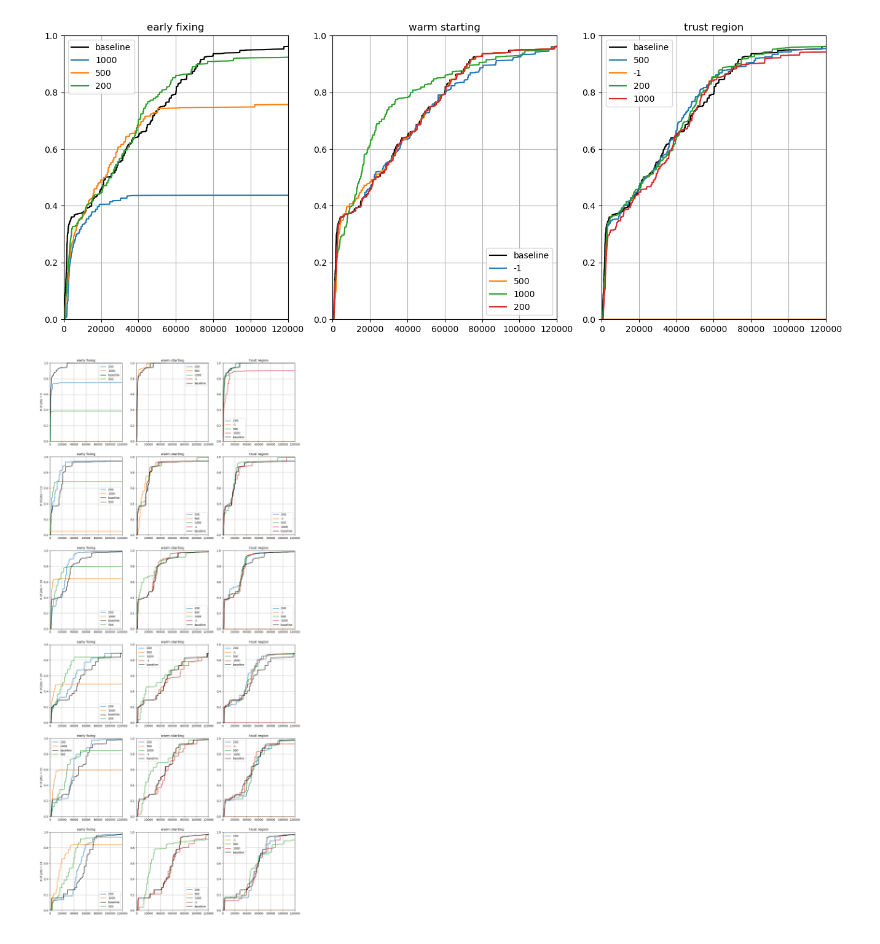
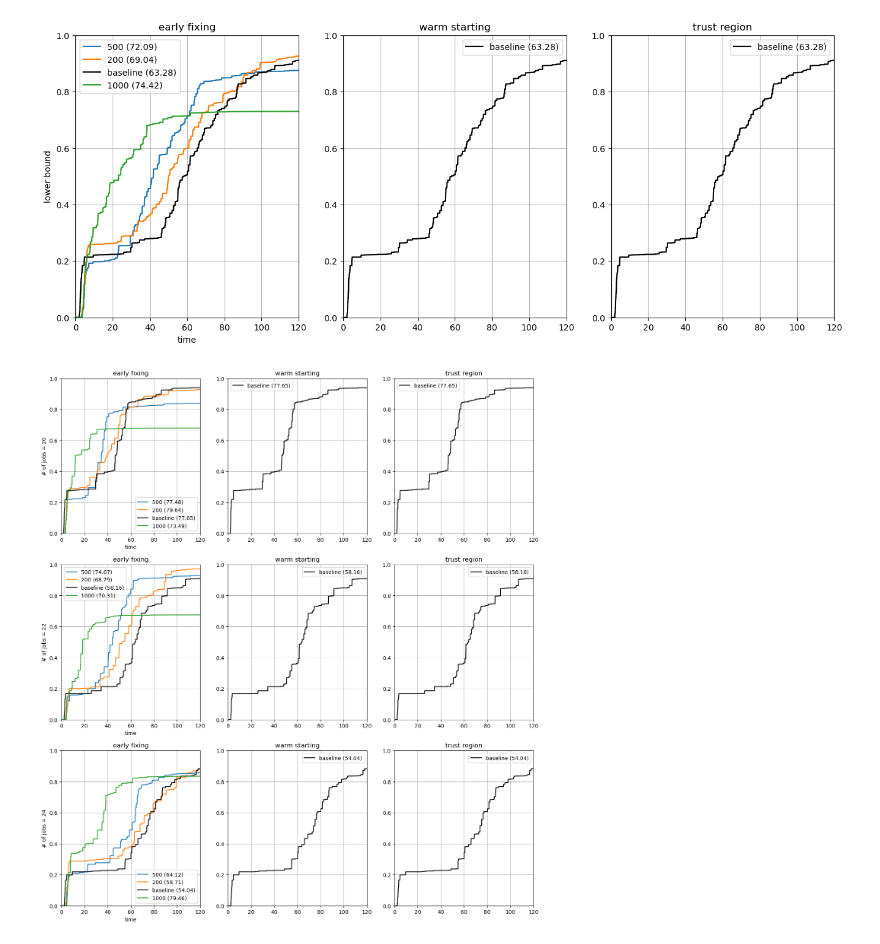
Before and after one commit to gos-ufsc/sat-gnn, a Jupyter notebook: notebooks/5.1-bmp-heuristics-evaluation.ipynb, the cells around one changed output. Saved outputs shown, nothing was run; the diff lists cells and outputs as text; code cells hidden in the pictures.

```diff
--- a/notebooks/5.1-bmp-heuristics-evaluation.ipynb
+++ b/notebooks/5.1-bmp-heuristics-evaluation.ipynb
@@ -22,9 +22,10 @@ from src.utils import normalize_curve, compute_integral
 results_dir = Path('../data/results/')
 opts_dir = Path('../data/interim/')
 
-all_shortnames = {'_'.join(fp.name.split('_')[:2]) for fp in results_dir.glob('*.json')}
+T = 120
+all_shortnames = {'_'.join(fp.name.split('_')[:2]) for fp in results_dir.glob(f'*_{T}_*.json')}
 all_shortnames
 for shortname in all_shortnames:
     print(shortname)
-    print(len(list(results_dir.glob(shortname+'_*.json'))))
+    print(len(list(results_dir.glob(shortname+f'_{T}_*.json'))))
 # %% [output]
@@ -48,14 +42,14 @@ ef_500
 # %%
 def load_all_results(shortname: str):
     results = list()
-    for result_fpath in results_dir.glob(shortname+'_*.json'):
+    for result_fpath in results_dir.glob(shortname+f'_{T}_*.json'):
         size = int(result_fpath.name.split('_')[3])
         size_id = int(result_fpath.name.split('_')[4][:-len('.json')])
 
         with open(result_fpath) as f:
             result = json.load(f)
 
-        solution_fpath = opts_dir/f"97_{size}_{size_id}_opt.npz"
+        solution_fpath = opts_dir/f"{T}_{size}_{size_id}_opt.npz"
         solution_npz = np.load(solution_fpath)
         quasi_optimal_objective = solution_npz['arr_0'].astype('uint32')
 
@@ -72,6 +66,6 @@ def load_all_results(shortname: str):
     return df
 
 dfs = {shortname: load_all_results(shortname) for shortname in all_shortnames}
-dfs['tr_1000']
+dfs['bs_0']
 # %% [output]
 |  | size | size_id | opt_obj | infeasible | runtime | objective | gap | primal_curve |
@@ -139,6 +129,10 @@ axs[1].set_title('warm starting')
 axs[2].set_title('trust region')
 
 for sn, df in dfs.items():
+    dt = 1e-3
+    curve = df['primal_curve'].mean()
+    auc = np.sum(curve * dt)
+    x = np.arange(len(curve)) * dt
     if sn.startswith('ef'):
         ax = axs[0]
     elif sn.startswith('ws'):
@@ -147,19 +141,21 @@ for sn, df in dfs.items():
         ax = axs[2]
     else:
         for ax in axs:
-            ax.plot(df['primal_curve'].mean(), color='black', label='baseline')
+            ax.plot(x, curve, color='black', label=f"baseline ({auc:.2f})")
         continue
-    ax.plot(df['primal_curve'].mean(), label=sn[3:])
+    ax.plot(x, curve, label=sn[3:]+f" ({auc:.2f})")
+    ax.set_ylabel('lower bound')
+    ax.set_xlabel('time')
 # plt.plot(df[~df['infeasible']]['primal_curve'].mean())
 
 for ax in axs:
-    ax.set_xlim(0,120/1e-3)
+    ax.set_xlim(0,120)
     ax.set_ylim(0,1)
     ax.legend()
     ax.grid()
 plt.show()
 # %% [output]
-[figure, old version]
+[figure, new version]
 # %%
 # TODO: baseline is different for every method, as it should take on account the
 # feasibility
@@ -172,34 +168,41 @@ fig.set_size_inches(16,len(sizes) * 6)
 
 for i, s in enumerate(sizes):
     axs = axss[i]
 
     axs[0].set_title('early fixing')
     axs[1].set_title('warm starting')
     axs[2].set_title('trust region')
 
     for sn, df_ in dfs.items():
         df = df_[df_['size'] == s]
 
+        dt = 1e-3
+        curve = df['primal_curve'].mean()
+        auc = np.sum(curve * dt)
+        x = np.arange(len(curve)) * dt
+
         if sn.startswith('ef'):
             ax = axs[0]
         elif sn.startswith('ws'):
             ax = axs[1]
         elif sn.startswith('tr'):
             ax = axs[2]
         else:
             for ax in axs:
-                ax.plot(df['primal_curve'].mean(), color='black', label='baseline')
+                ax.plot(x, curve, color='black', label=f"baseline ({auc:.2f})")
             continue
-        ax.plot(df['primal_curve'].mean(), label=sn[3:])
+        ax.plot(x, curve, label=sn[3:]+f" ({auc:.2f})")
+        ax.set_ylabel('lower bound')
+        ax.set_xlabel('time')
     # plt.plot(df[~df['infeasible']]['primal_curve'].mean())
 
     for ax in axs:
-        ax.set_xlim(0,120/1e-3)
+        ax.set_xlim(0,120)
         ax.set_ylim(0,1)
         ax.legend()
         ax.grid()
 
     axs[0].set_ylabel(f'# of jobs = {s}')
 plt.show()
 # %% [output]
-[figure, old version]
+[figure, new version]
```
Also changed, not shown: parts of 4 cells of this notebook, 2 other files.
